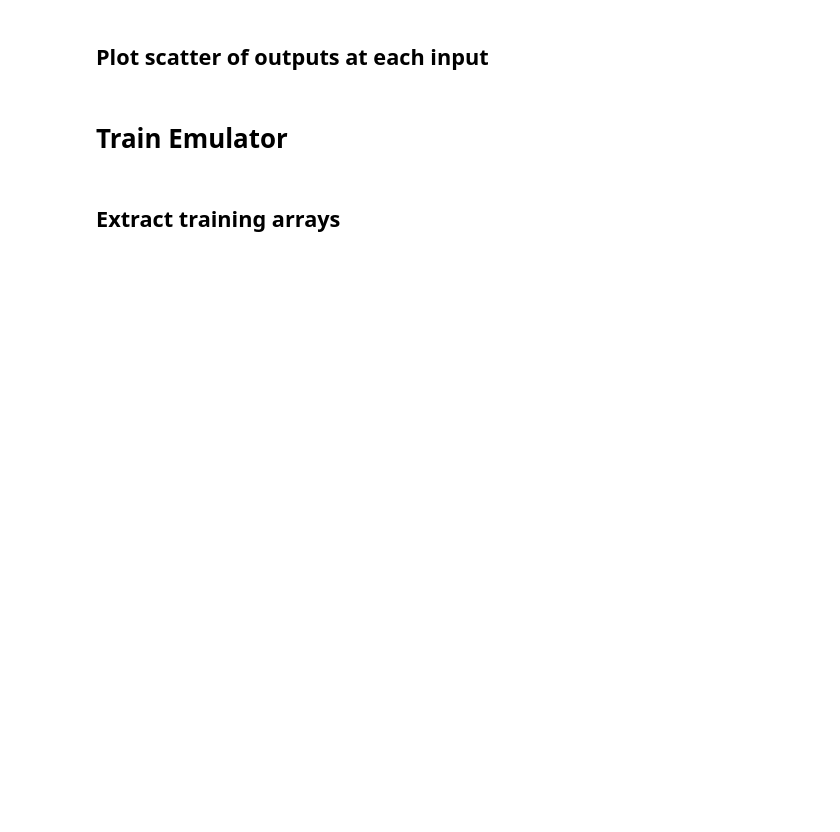
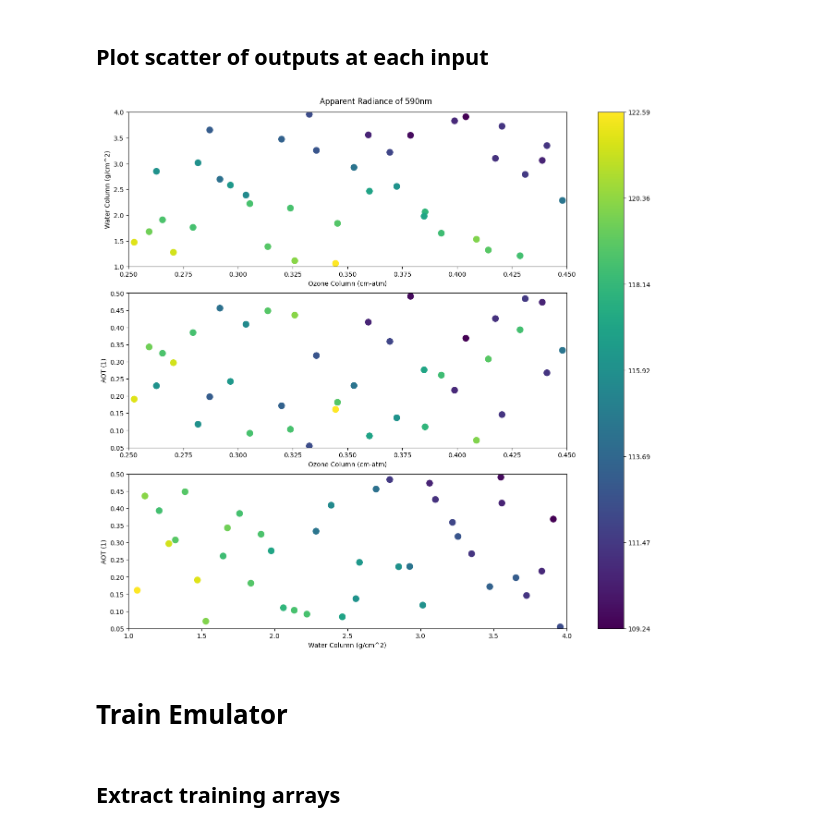
Before and after one commit to brianschubert/scratch-emulator, a Jupyter notebook: notebooks/aug22-single-wl.ipynb, the cells around one changed output. Saved outputs shown, nothing was run; the diff lists cells and outputs as text; code cells hidden in the pictures; blank space fills up the shorter version.

```diff
--- a/notebooks/aug22-single-wl.ipynb
+++ b/notebooks/aug22-single-wl.ipynb
@@ -30,3 +32,11 @@ WAVELENGTH: Final = 0.59  # micrometers
 OZONE_RANGE: Final = (0.25, 0.45)  # cm-atm
 WATER_RANGE: Final = (1, 4)  # g/cm^2
 AOT_RANGE: Final = (0.05, 0.5)  # 1
+TARGET_ALT_RANGE: Final = (0.1, 30) # km
+
+INPUT_RANGES: Final = {
+    "atmosphere.ozone": OZONE_RANGE,
+    "atmosphere.water": WATER_RANGE,
+    "aerosol_profile.aot": AOT_RANGE,
+    # "altitude_target.value": TARGET_ALT_RANGE,
+}
@@ -75,17 +110,9 @@ fig.tight_layout()
 # %%
 sweep = SweepSimulation(
     {
-        "lhs": {
-            "atmosphere.ozone": ozone_samples,
-            "atmosphere.water": water_samples,
-            # "aerosol_profile.aot": aot_samples,
-        },
+        "lhs": input_samples,
     },
-    base=pysixs_default_inputs().replace(
-        atmosphere=rtm_param.AtmosphereWaterOzone(),
-        # aerosol_profile=rtm_param.AerosolAOTSingleLayer(profile="Maritime", height=5),
-        wavelength__value=WAVELENGTH,
-    ),
+    base=base_inputs,
 )
 
 engine = PySixSEngine()
@@ -103,33 +148,37 @@ display(train_results)
 # %%
 color_source = train_output.values
 color = (color_source - color_source.min()) / (color_source.max() - color_source.min())
 
 # fig, ax =  plt.subplots(subplot_kw={"projection": "3d"}, figsize=(8,8))
 # art = ax.scatter(
 #     train_results.coords["atmosphere.ozone"].values,
 #     train_results.coords["atmosphere.water"].values,
 #     train_results.coords["aerosol_profile.aot"].values,
 #     c=color,
 #     s=90,
 #     cmap="viridis",
 # )
-fig, ax = plt.subplots(figsize=(8, 6))
-art = ax.scatter(
-    train_results.coords["atmosphere.ozone"].values,
-    train_results.coords["atmosphere.water"].values,
-    c=color,
-    s=90,
-    cmap="viridis",
-)
+param_combos = list(itertools.combinations(INPUT_RANGES.keys(), r=2))
+ncols = math.floor(math.sqrt(len(param_combos)))
+nrows = math.ceil(len(param_combos) / ncols)
+
+fig, axs = plt.subplots(nrows=nrows, ncols=ncols, figsize=(12, 12), layout="constrained")
+
+for ax, (param_x, param_y) in zip(axs.flat, param_combos):
+    art = ax.scatter(input_samples[param_x], input_samples[param_y], c=color, s=90)
+    ax.set_xlim(INPUT_RANGES[param_x])
+    ax.set_ylim(INPUT_RANGES[param_y])
+    ax.set_xlabel(param_rich_name(param_x))
+    ax.set_ylabel(param_rich_name(param_y))
+
 n_ticks = 7
-cbar = fig.colorbar(art, ticks=np.linspace(0, 1, n_ticks))
+cbar = fig.colorbar(art, ax=axs, ticks=np.linspace(0, 1, n_ticks))
 cbar.ax.set_yticklabels(
     np.round(np.linspace(color_source.min(), color_source.max(), n_ticks), 2)
 )
-ax.set_title(f"Apparent Radiance of {WAVELENGTH*1000:.0f}nm")
-ax.set_xlabel("Ozone Column ($cm-atm$)")
-ax.set_ylabel("Water Column ($g/cm^2$)")
-fig.tight_layout()
+fig.suptitle(f"Apparent Radiance of {WAVELENGTH*1000:.0f}nm");
+# %% [output]
+[figure, added]
 # %% [markdown]
 # Train Emulator
 # %% [markdown]
```
Also changed, not shown: parts of 17 cells of this notebook.
